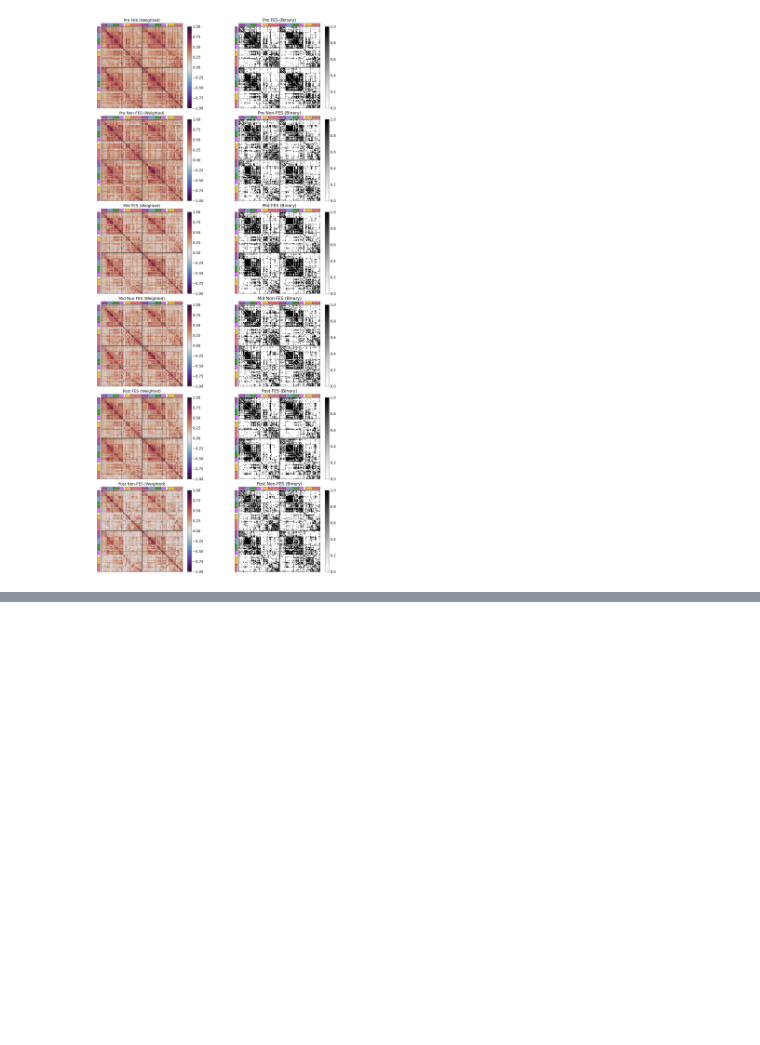
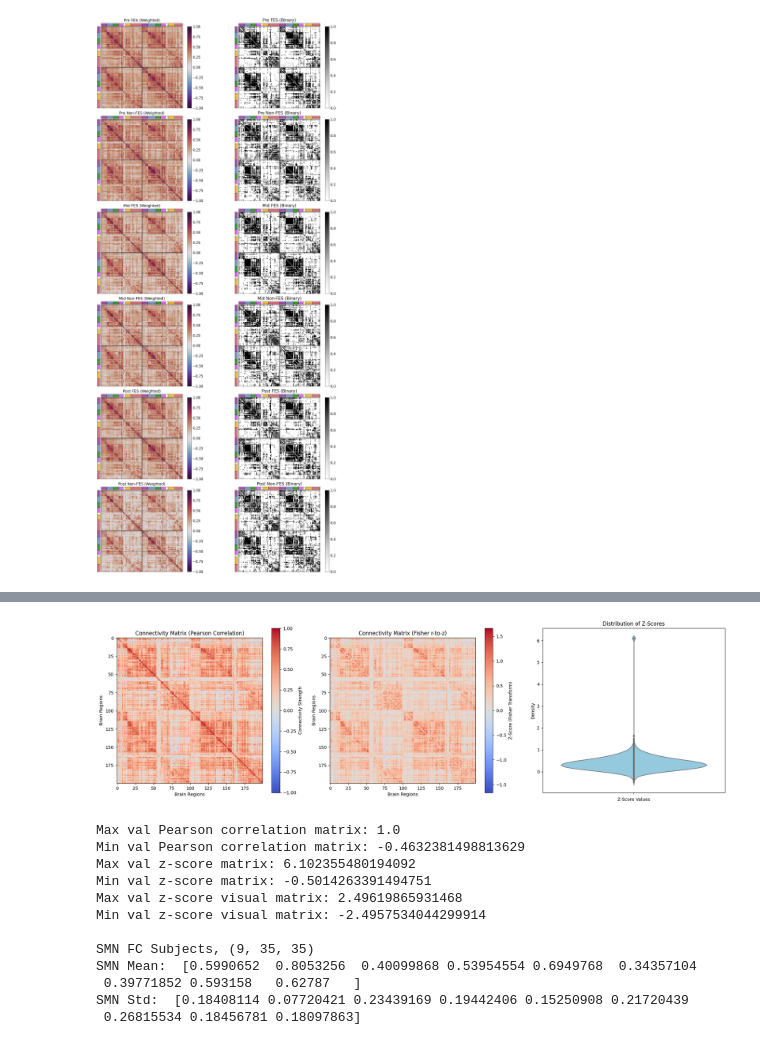
Before and after one commit to ismailukman/scifes, a Jupyter notebook: SCIFES_FC- Review Mean | STD.ipynb, the cells around one changed output, grey strips where cells are left out. Drawn from its saved outputs; the diff is of its cells as text; code cells hidden in the pictures; blank space fills up the shorter version.

Commit message:
fc matrix review

```diff
--- a/SCIFES_FC- Review Mean | STD.ipynb
+++ b/SCIFES_FC- Review Mean | STD.ipynb
@@ -547,0 +532,16 @@ SMN Std:  [0.2115754  0.22270547 0.22831549 0.12899707 0.28113723 0.20023037
+# %%
+computeFCMatrixSubj(corr_g1, 18) # corr_g1_mean time_series corr_g1[0] time_series_rnd
+# %% [output]
+[figure, added]
+Max val Pearson correlation matrix: 1.0
+Min val Pearson correlation matrix: -0.4632381498813629
+Max val z-score matrix: 6.102355480194092
+Min val z-score matrix: -0.5014263391494751
+Max val z-score visual matrix: 2.49619865931468
+Min val z-score visual matrix: -2.4957534044299914
+
+SMN FC Subjects, (9, 35, 35)
+SMN Mean:  [0.5990652  0.8053256  0.40099868 0.53954554 0.6949768  0.34357104
+ 0.39771852 0.593158   0.62787   ]
+SMN Std:  [0.18408114 0.07720421 0.23439169 0.19442406 0.15250908 0.21720439
+ 0.26815534 0.18456781 0.18097863]
```
Also changed, not shown: parts of 15 cells of this notebook, 1 other file.
